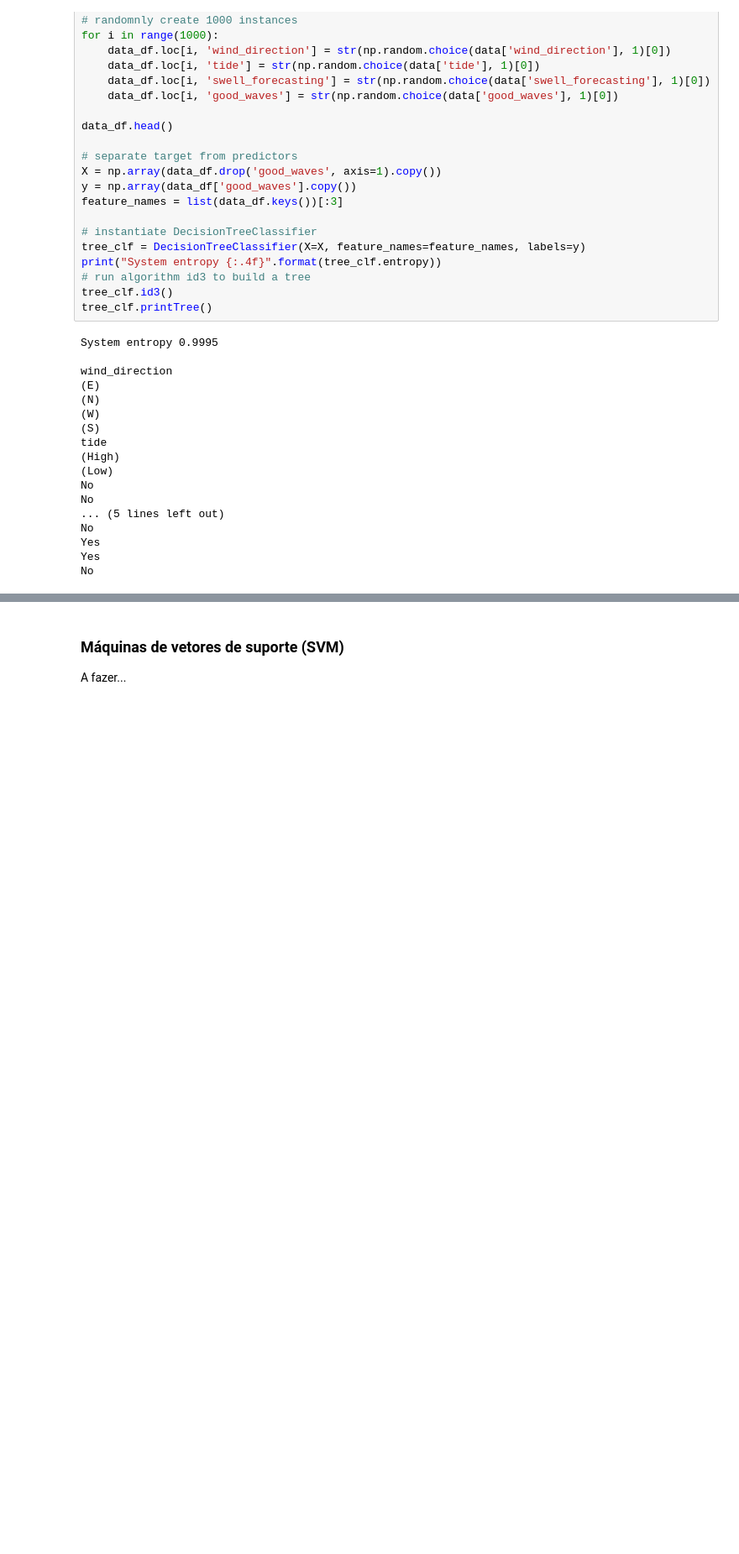
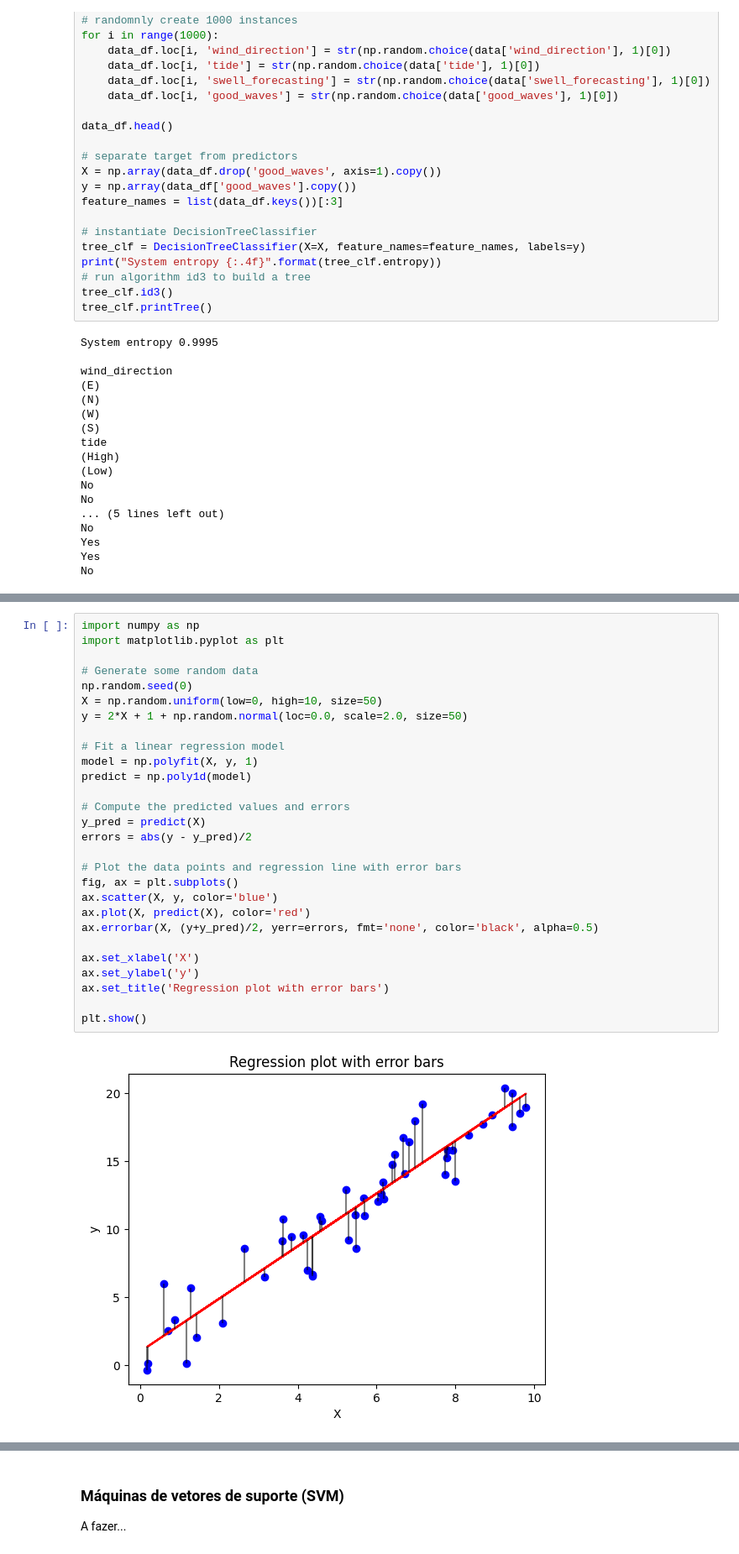
Before and after one commit to cdiegor/MineracaoDeDados, a Jupyter notebook: Mineração_de_Dados_Notas_de_aula_1aParte.ipynb, the cells around one changed output, grey strips where cells are left out. Shown at 84% size. Saved outputs shown, nothing was run; the diff lists cells and outputs as text; blank space fills up the shorter version.

```diff
--- a/Mineração_de_Dados_Notas_de_aula_1aParte.ipynb
+++ b/Mineração_de_Dados_Notas_de_aula_1aParte.ipynb
@@ -1104,0 +1123,30 @@ No
+# %%
+import numpy as np
+import matplotlib.pyplot as plt
+
+# Generate some random data
+np.random.seed(0)
+X = np.random.uniform(low=0, high=10, size=50)
+y = 2*X + 1 + np.random.normal(loc=0.0, scale=2.0, size=50)
+
+# Fit a linear regression model
+model = np.polyfit(X, y, 1)
+predict = np.poly1d(model)
+
+# Compute the predicted values and errors
+y_pred = predict(X)
+errors = abs(y - y_pred)/2
+
+# Plot the data points and regression line with error bars
+fig, ax = plt.subplots()
+ax.scatter(X, y, color='blue')
+ax.plot(X, predict(X), color='red')
+ax.errorbar(X, (y+y_pred)/2, yerr=errors, fmt='none', color='black', alpha=0.5)
+
+ax.set_xlabel('X')
+ax.set_ylabel('y')
+ax.set_title('Regression plot with error bars')
+
+plt.show()
+# %% [output]
+[figure, added]
```
Also changed, not shown: parts of 7 cells of this notebook.
